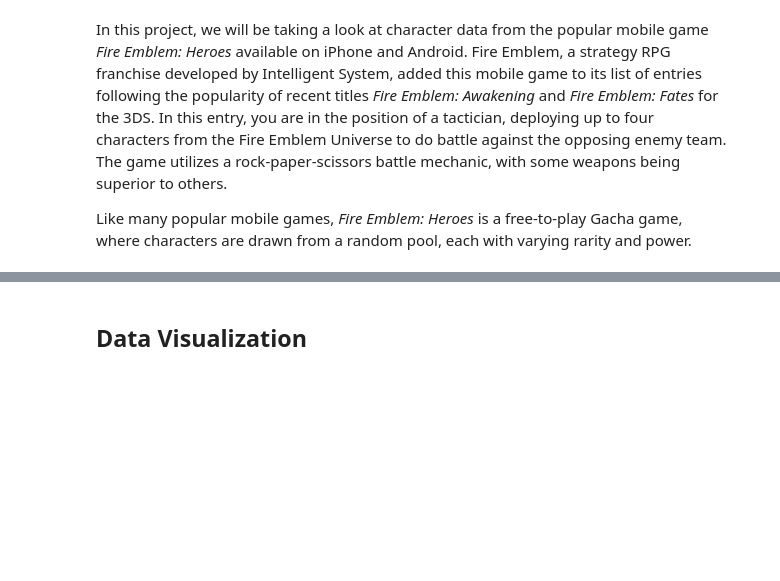
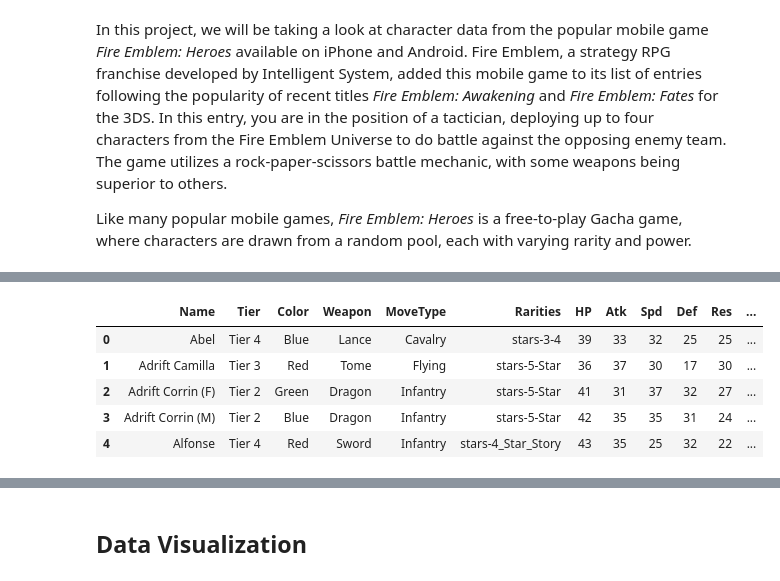
Before and after one commit to artunggal/FEHeroes, a Jupyter notebook: Fire Emblem Heroes Scraping and Visualization.ipynb, the cells around one changed output, grey strips where cells are left out. Cells and saved outputs as stored; diff of their text form; code cells hidden in the pictures; blank space fills up the shorter version.

```diff
--- a/Fire Emblem Heroes Scraping and Visualization.ipynb
+++ b/Fire Emblem Heroes Scraping and Visualization.ipynb
@@ -213,0 +37,9 @@ heroes.head()
+# %%
+browser = webdriver.Chrome("./chromedriver")
+
+gg = ("https://gamepress.gg/feheroes/heroes")
+browser.get(gg)
+respData = browser.page_source
+browser.close()
+nsoup = BeautifulSoup(respData, 'html.parser')
+n_table = nsoup.find("table", id = "hero-table-parent")
@@ -213,0 +92,9 @@ heroes.head()
+# %%
+dfn.head()
+# %% [output]
+|  | Name | Tier | Color | Weapon | MoveType | Rarities | HP | Atk | Spd | Def | Res | ... |
+| 0 | Abel | Tier 4 | Blue | Lance | Cavalry | stars-3-4 | 39 | 33 | 32 | 25 | 25 | ... |
+| 1 | Adrift Camilla | Tier 3 | Red | Tome | Flying | stars-5-Star | 36 | 37 | 30 | 17 | 30 | ... |
+| 2 | Adrift Corrin (F) | Tier 2 | Green | Dragon | Infantry | stars-5-Star | 41 | 31 | 37 | 32 | 27 | ... |
+| 3 | Adrift Corrin (M) | Tier 2 | Blue | Dragon | Infantry | stars-5-Star | 42 | 35 | 35 | 31 | 24 | ... |
+| 4 | Alfonse | Tier 4 | Red | Sword | Infantry | stars-4_Star_Story | 43 | 35 | 25 | 32 | 22 | ... |
```
Also changed, not shown: parts of 48 cells of this notebook.
